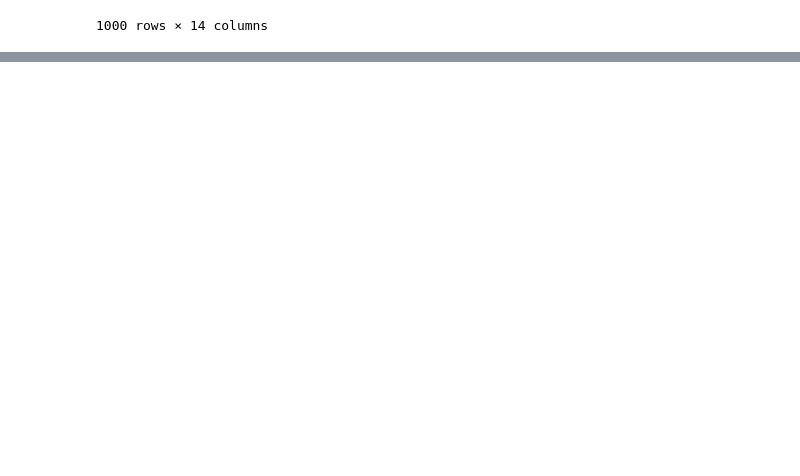
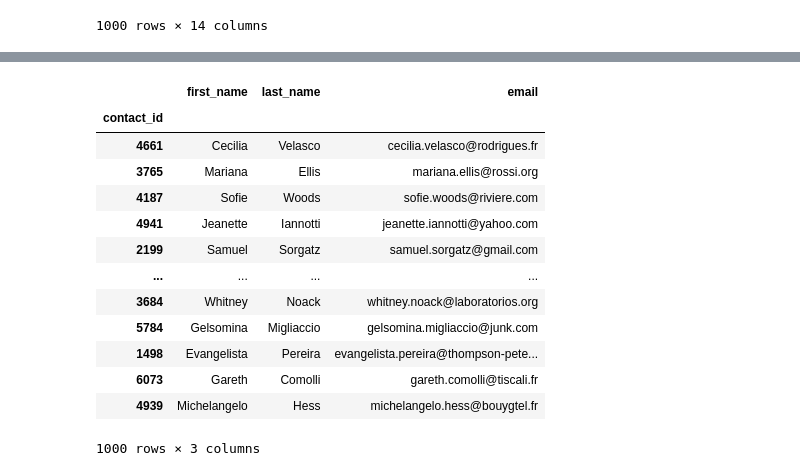
Before and after one commit to LJD0/Crowdfunding_ETL, a Jupyter notebook: ETL.ipynb, the cells around one changed output, grey strips where cells are left out. Saved outputs shown, nothing was run; the diff lists cells and outputs as text; code cells hidden in the pictures; blank space fills up the shorter version.

Commit message:
8.3.5 Commit
cleaned the contacts dataframe and added contacts csv file

```diff
--- a/ETL.ipynb
+++ b/ETL.ipynb
@@ -304,0 +326,3 @@ campaign_cleaned.to_csv('Data/campaign.csv',index=False,encoding='utf8')
+# %%
+contact_info_df["contact_id"] = [x[15:19] for x in contact_info_df["contact_info"].values]
+contact_info_df.head()
@@ -304,0 +336,7 @@ campaign_cleaned.to_csv('Data/campaign.csv',index=False,encoding='utf8')
+# %%
+contact_dict = []
+for x in np.arange(0,len(contact_info_df)):
+    row = contact_info_df.iloc[x]['contact_info']
+    converted_data = json.loads(row)
+    value = [v for k, v in converted_data.items()]
+    contact_dict.append(value)
@@ -304,0 +361,3 @@ campaign_cleaned.to_csv('Data/campaign.csv',index=False,encoding='utf8')
+# %%
+contacts_df = pd.DataFrame(contact_dict, columns=['contact_id','name','email'])
+contacts_df.set_index('contact_id')
@@ -304,0 +379,20 @@ campaign_cleaned.to_csv('Data/campaign.csv',index=False,encoding='utf8')
+# %%
+contacts_df[['first_name','last_name']] = contacts_df['name'].str.split(' ',n=1,expand=True)
+contacts_df = contacts_df.drop('name', axis=1)
+contacts_df = contacts_df[['contact_id' , 'first_name' , 'last_name' , 'email']].set_index('contact_id')
+contacts_df
+# %% [output]
+|  | first_name | last_name | email |
+| contact_id |  |  |  |
+| 4661 | Cecilia | Velasco | cecilia.velasco@rodrigues.fr |
+| 3765 | Mariana | Ellis | mariana.ellis@rossi.org |
+| 4187 | Sofie | Woods | sofie.woods@riviere.com |
+| 4941 | Jeanette | Iannotti | jeanette.iannotti@yahoo.com |
+| 2199 | Samuel | Sorgatz | samuel.sorgatz@gmail.com |
+| ... | ... | ... | ... |
+| 3684 | Whitney | Noack | whitney.noack@laboratorios.org |
+| 5784 | Gelsomina | Migliaccio | gelsomina.migliaccio@junk.com |
+| 1498 | Evangelista | Pereira | evangelista.pereira@thompson-pete... |
+| 6073 | Gareth | Comolli | gareth.comolli@tiscali.fr |
+| 4939 | Michelangelo | Hess | michelangelo.hess@bouygtel.fr |
+1000 rows × 3 columns
```
Also changed, not shown: parts of 10 cells of this notebook, 1 other file.
